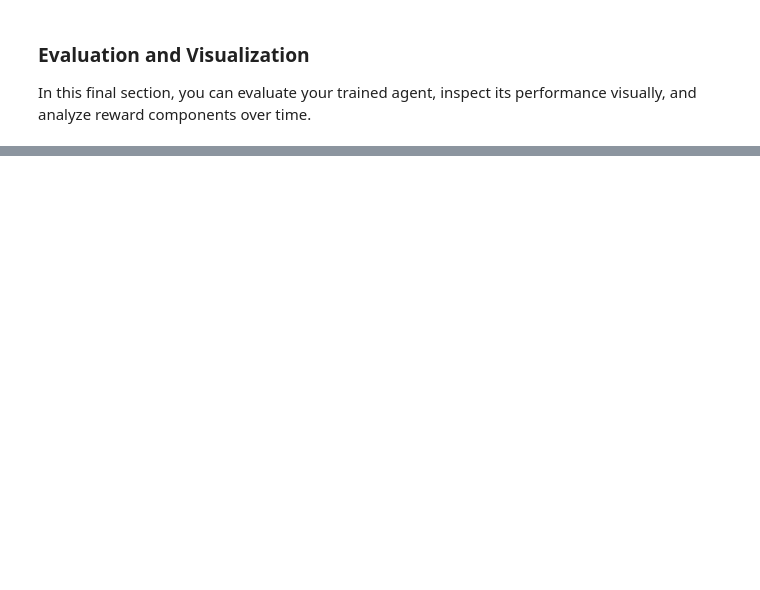
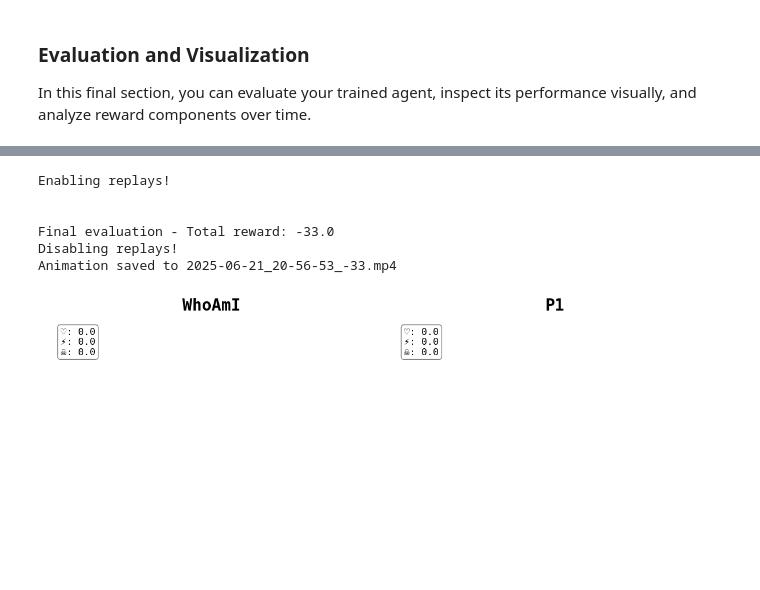
Before and after one commit to albortino/doom-drl-challenge, a Jupyter notebook: main_efficient.ipynb, the cells around one changed output, grey strips where cells are left out. Cells and saved outputs as stored; diff of their text form; code cells hidden in the pictures; blank space fills up the shorter version.

```diff
--- a/main_efficient.ipynb
+++ b/main_efficient.ipynb
@@ -457,2 +605,10 @@ plot_training_metrics(get_avg_reward(reward_history, episodes=0), q_loss_list, e
 # %%
-#replay_episode(env, final_model.cpu(), device, DTYPE, store=True, random_player=False)
+replay_episode(env, final_model.cpu(), device, DTYPE, store=True, random_player=False)
+# %% [output]
+Enabling replays!
+
+
+Final evaluation - Total reward: -33.0
+Disabling replays!
+Animation saved to 2025-06-21_20-56-53_-33.mp4
+[figure, added]
```
Also changed, not shown: parts of 18 cells of this notebook, 13 other files.
